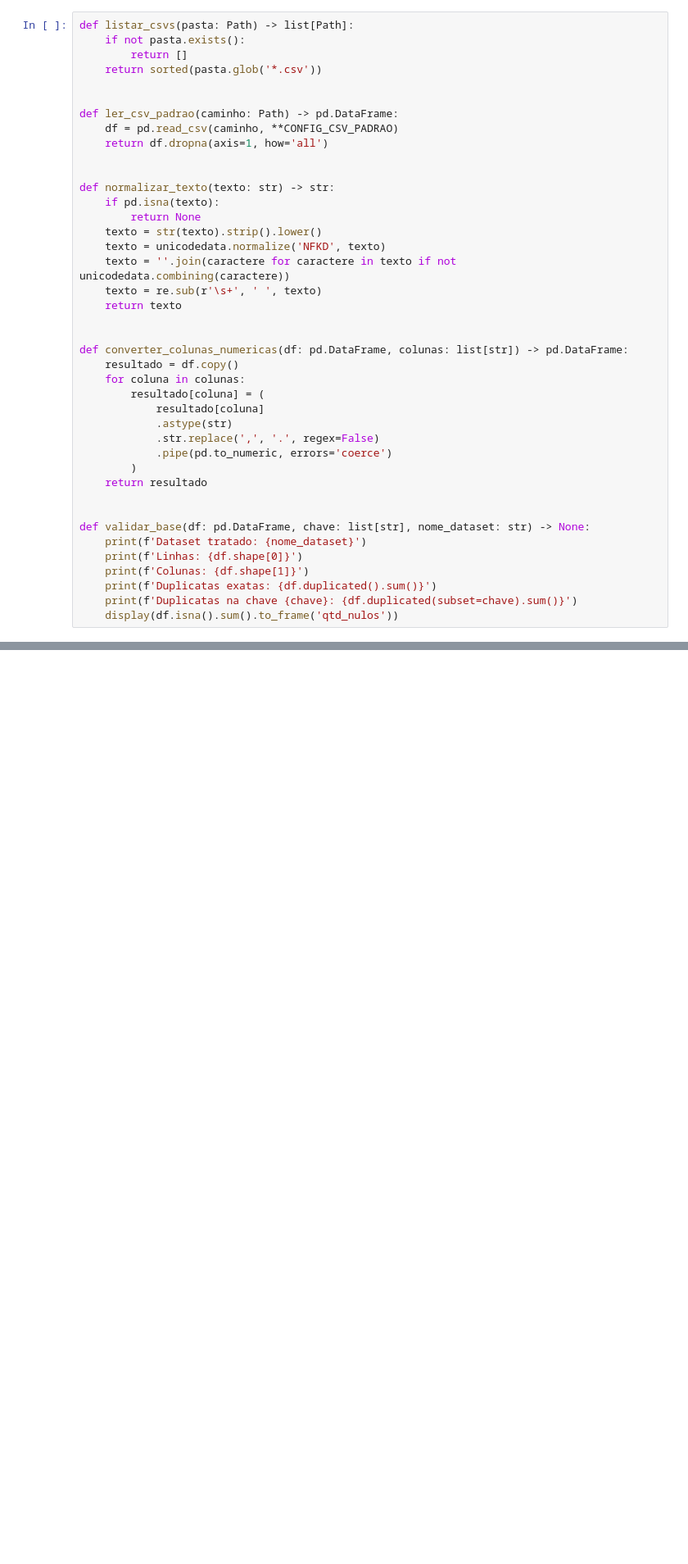
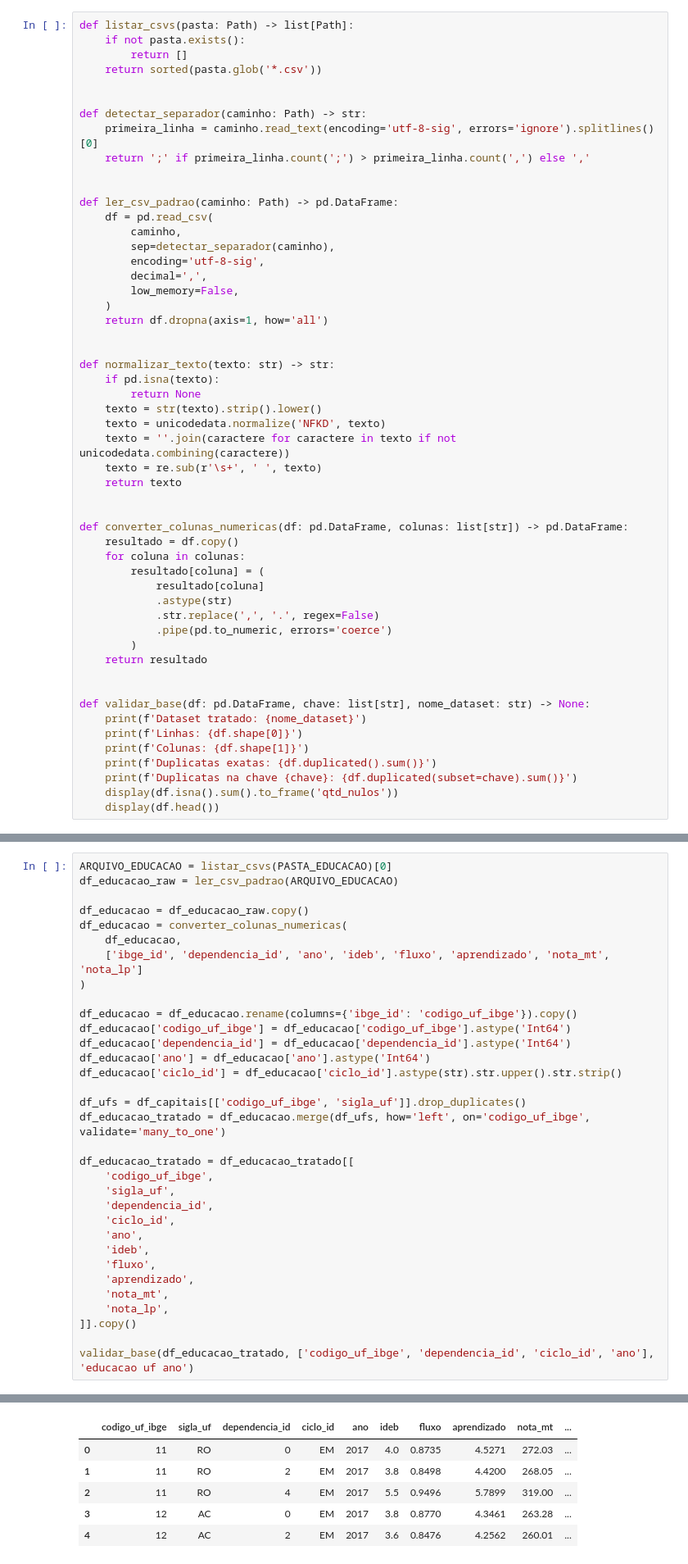
Before and after one commit to Paulohspaniago/analise-socioeconomica-crime-brasil, a Jupyter notebook: notebooks/02_limpeza_tratamento.ipynb, the cells around one changed output, grey strips where cells are left out. Shown at 82% size. Cells and saved outputs as stored; diff of their text form; blank space fills up the shorter version.

```diff
--- a/notebooks/02_limpeza_tratamento.ipynb
+++ b/notebooks/02_limpeza_tratamento.ipynb
@@ -44,8 +39,19 @@ def listar_csvs(pasta: Path) -> list[Path]:
     return sorted(pasta.glob('*.csv'))
 
 
+def detectar_separador(caminho: Path) -> str:
+    primeira_linha = caminho.read_text(encoding='utf-8-sig', errors='ignore').splitlines()[0]
+    return ';' if primeira_linha.count(';') > primeira_linha.count(',') else ','
+
+
 def ler_csv_padrao(caminho: Path) -> pd.DataFrame:
-    df = pd.read_csv(caminho, **CONFIG_CSV_PADRAO)
+    df = pd.read_csv(
+        caminho,
+        sep=detectar_separador(caminho),
+        encoding='utf-8-sig',
+        decimal=',',
+        low_memory=False,
+    )
     return df.dropna(axis=1, how='all')
 
 
@@ -78,3 +84,4 @@ def validar_base(df: pd.DataFrame, chave: list[str], nome_dataset: str) -> None:
     print(f'Duplicatas exatas: {df.duplicated().sum()}')
     print(f'Duplicatas na chave {chave}: {df.duplicated(subset=chave).sum()}')
     display(df.isna().sum().to_frame('qtd_nulos'))
+    display(df.head())
@@ -253,0 +363,34 @@ Esses dataframes entram no notebook 03 para integracao e feature engineering.
+# %%
+ARQUIVO_EDUCACAO = listar_csvs(PASTA_EDUCACAO)[0]
+df_educacao_raw = ler_csv_padrao(ARQUIVO_EDUCACAO)
+
+df_educacao = df_educacao_raw.copy()
+df_educacao = converter_colunas_numericas(
+    df_educacao,
+    ['ibge_id', 'dependencia_id', 'ano', 'ideb', 'fluxo', 'aprendizado', 'nota_mt', 'nota_lp']
+)
+
+df_educacao = df_educacao.rename(columns={'ibge_id': 'codigo_uf_ibge'}).copy()
+df_educacao['codigo_uf_ibge'] = df_educacao['codigo_uf_ibge'].astype('Int64')
+df_educacao['dependencia_id'] = df_educacao['dependencia_id'].astype('Int64')
+df_educacao['ano'] = df_educacao['ano'].astype('Int64')
+df_educacao['ciclo_id'] = df_educacao['ciclo_id'].astype(str).str.upper().str.strip()
+
+df_ufs = df_capitais[['codigo_uf_ibge', 'sigla_uf']].drop_duplicates()
+df_educacao_tratado = df_educacao.merge(df_ufs, how='left', on='codigo_uf_ibge', validate='many_to_one')
+
+df_educacao_tratado = df_educacao_tratado[[
+    'codigo_uf_ibge',
+    'sigla_uf',
+    'dependencia_id',
+    'ciclo_id',
+    'ano',
+    'ideb',
+    'fluxo',
+    'aprendizado',
+    'nota_mt',
+    'nota_lp',
+]].copy()
+
+validar_base(df_educacao_tratado, ['codigo_uf_ibge', 'dependencia_id', 'ciclo_id', 'ano'], 'educacao uf ano')
+# %% [output]
@@ -253,0 +413,6 @@ Esses dataframes entram no notebook 03 para integracao e feature engineering.
+|  | codigo_uf_ibge | sigla_uf | dependencia_id | ciclo_id | ano | ideb | fluxo | aprendizado | nota_mt | ... |
+| 0 | 11 | RO | 0 | EM | 2017 | 4.0 | 0.8735 | 4.5271 | 272.03 | ... |
+| 1 | 11 | RO | 2 | EM | 2017 | 3.8 | 0.8498 | 4.4200 | 268.05 | ... |
+| 2 | 11 | RO | 4 | EM | 2017 | 5.5 | 0.9496 | 5.7899 | 319.00 | ... |
+| 3 | 12 | AC | 0 | EM | 2017 | 3.8 | 0.8770 | 4.3461 | 263.28 | ... |
+| 4 | 12 | AC | 2 | EM | 2017 | 3.6 | 0.8476 | 4.2562 | 260.01 | ... |
```
Also changed, not shown: parts of 45 cells of this notebook, 8 other files.
